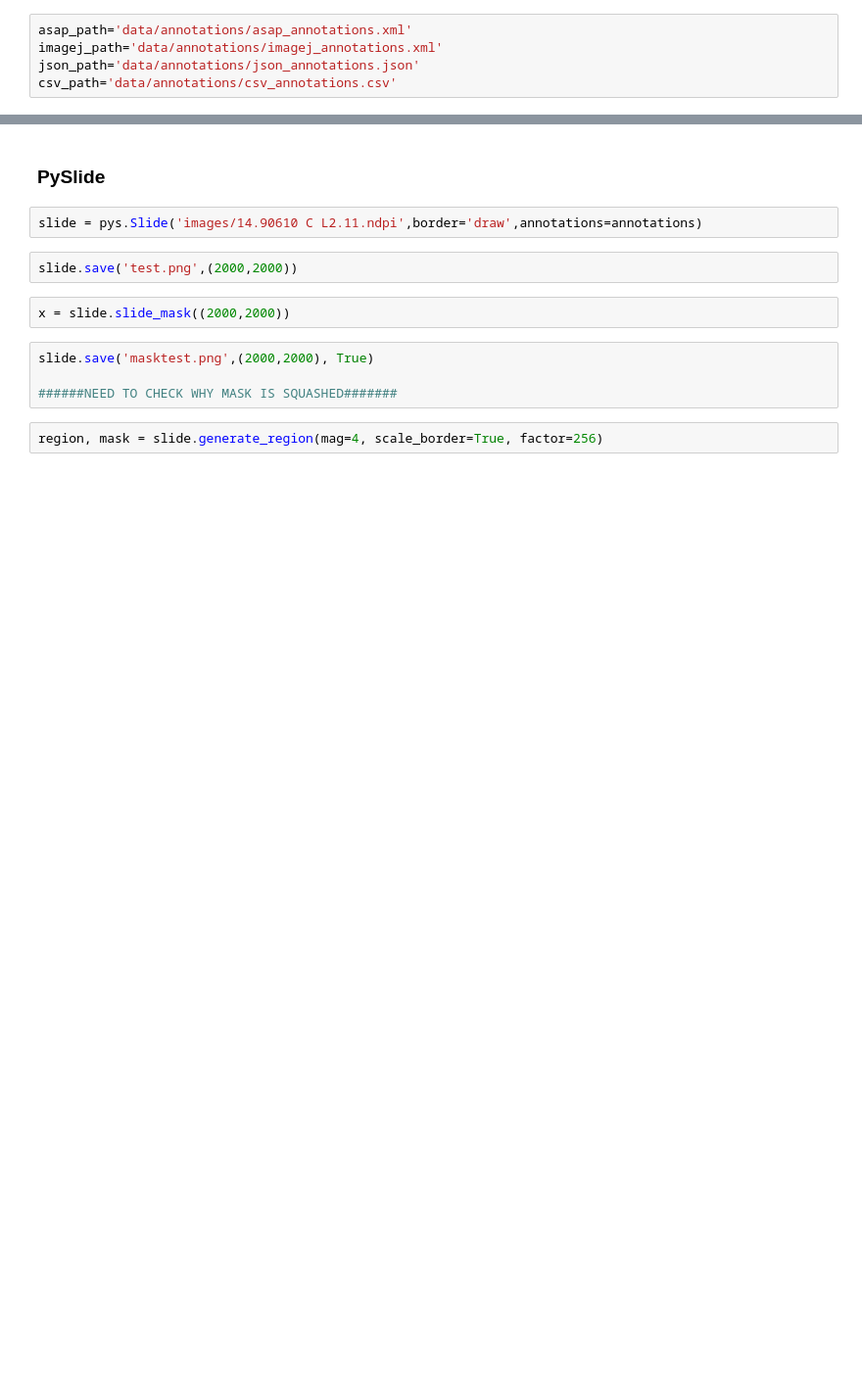
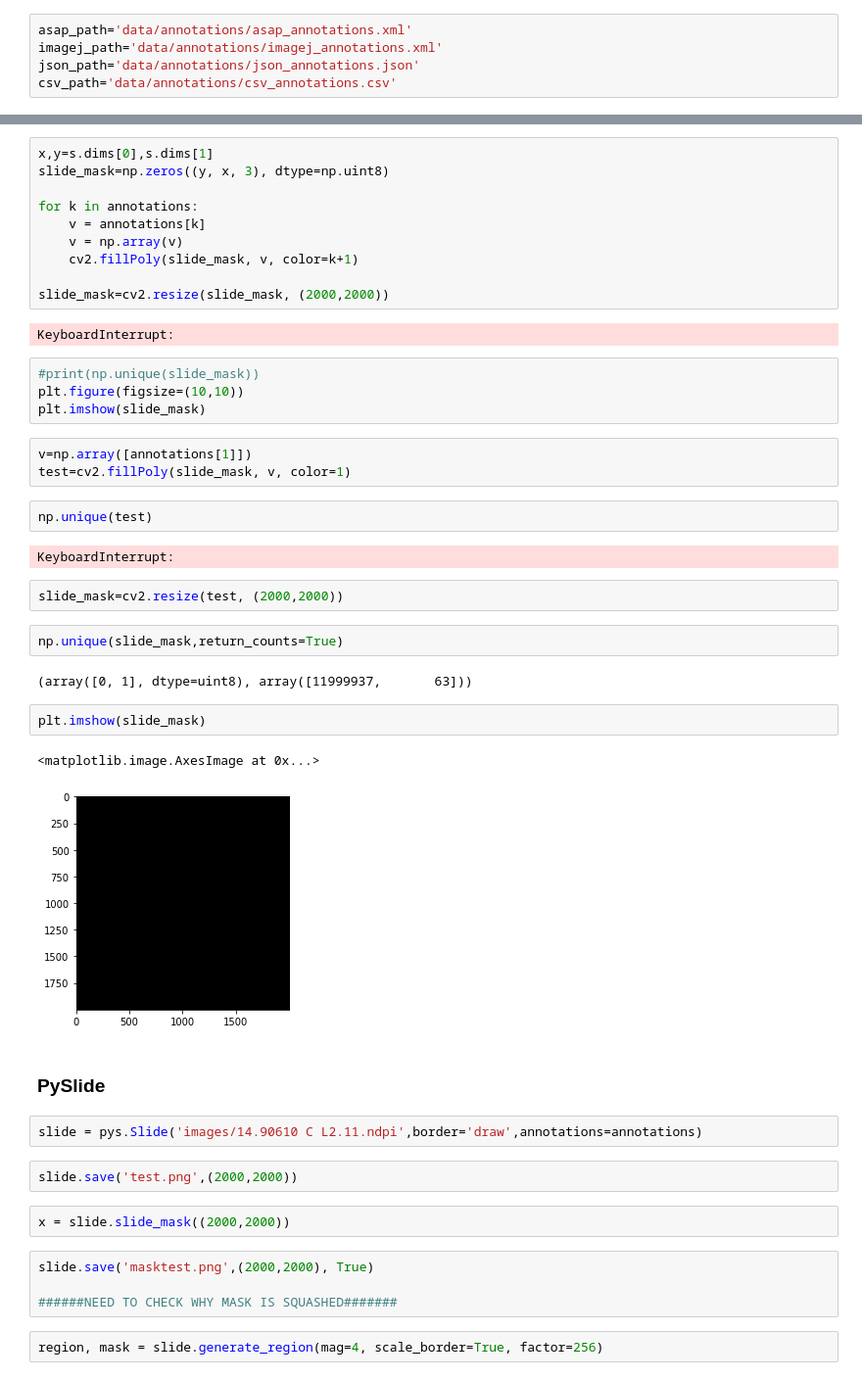
Before and after one commit to gregoryverghese/PySlide, a Jupyter notebook: example.ipynb, the cells around one changed output, grey strips where cells are left out. Shown at 98% size. Cells and saved outputs as stored; diff of their text form; blank space fills up the shorter version.

```diff
--- a/example.ipynb
+++ b/example.ipynb
@@ -63,3 +67,37 @@ anns_df.set_index('labels', drop=True, inplace=True)
+# %%
+x,y=s.dims[0],s.dims[1]
+slide_mask=np.zeros((y, x, 3), dtype=np.uint8)
+
+for k in annotations:
+    v = annotations[k]
+    v = np.array(v)
+    cv2.fillPoly(slide_mask, v, color=k+1)
+
+slide_mask=cv2.resize(slide_mask, (2000,2000))
+# %% [output]
+KeyboardInterrupt:
+# %%
+#print(np.unique(slide_mask))
+plt.figure(figsize=(10,10))
+plt.imshow(slide_mask)
+# %%
+v=np.array([annotations[1]])
+test=cv2.fillPoly(slide_mask, v, color=1)
+# %%
+np.unique(test)
+# %% [output]
+KeyboardInterrupt:
+# %%
+slide_mask=cv2.resize(test, (2000,2000))
+# %%
+np.unique(slide_mask,return_counts=True)
+# %% [output]
+(array([0, 1], dtype=uint8), array([11999937,       63]))
+# %%
+plt.imshow(slide_mask)
+# %% [output]
+<matplotlib.image.AxesImage at 0x...>
+[figure, added]
 # %% [markdown]
 ### PySlide
 # %%
```
Also changed, not shown: parts of 19 cells of this notebook, 5 other files.
